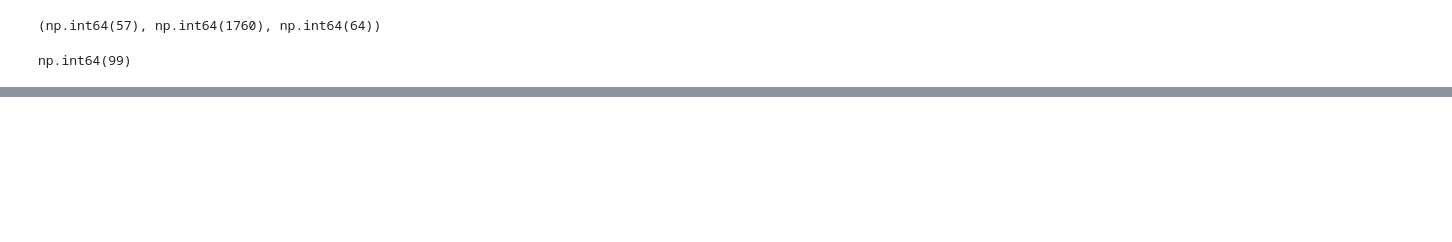
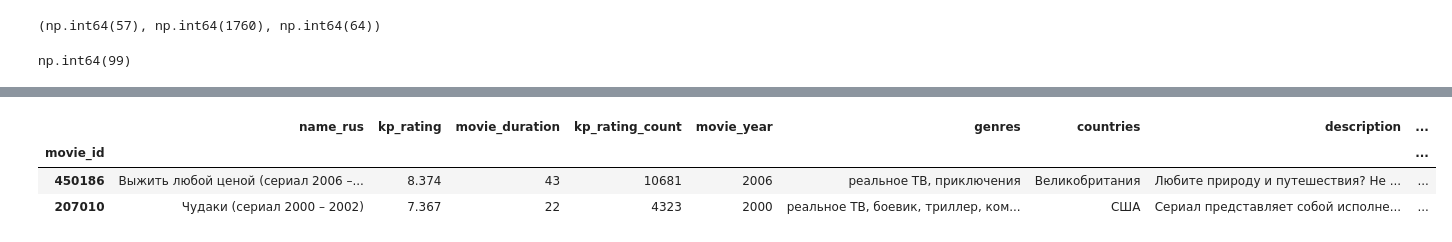
Before and after one commit to dann1erel/movie_rec_system, a Jupyter notebook: services/data_processing.ipynb, the cells around one changed output, grey strips where cells are left out. Cells and saved outputs as stored; diff of their text form; code cells hidden in the pictures; blank space fills up the shorter version.

```diff
--- a/services/data_processing.ipynb
+++ b/services/data_processing.ipynb
@@ -346,0 +348,3 @@ kp_all_data.loc[ids]
+# %%
+kp_all_data['path'] = './static/clips/' + kp_all_data.index.astype(str) + '.mp4'
+kp_all_data.head(10)
@@ -346,0 +366,7 @@ kp_all_data.loc[ids]
+# %%
+kp_all_data[kp_all_data['genres'].apply(lambda x: 'реальное ТВ' in x)]
+# %% [output]
+|  | name_rus | kp_rating | movie_duration | kp_rating_count | movie_year | genres | countries | description | ... |
+| movie_id |  |  |  |  |  |  |  |  | ... |
+| 450186 | Выжить любой ценой (сериал 2006 –... | 8.374 | 43 | 10681 | 2006 | реальное ТВ, приключения | Великобритания | Любите природу и путешествия? Не ... | ... |
+| 207010 | Чудаки (сериал 2000 – 2002) | 7.367 | 22 | 4323 | 2000 | реальное ТВ, боевик, триллер, ком... | США | Сериал представляет собой исполне... | ... |
```
Also changed, not shown: parts of 3 cells of this notebook, 8 other files.
